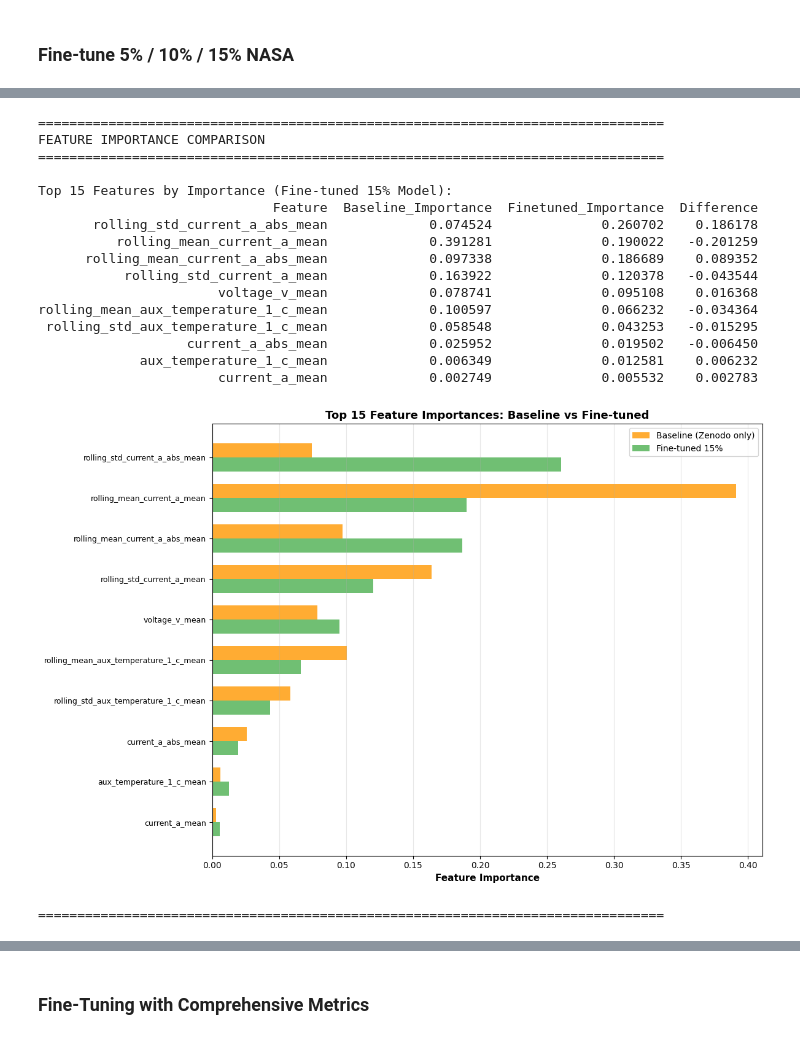
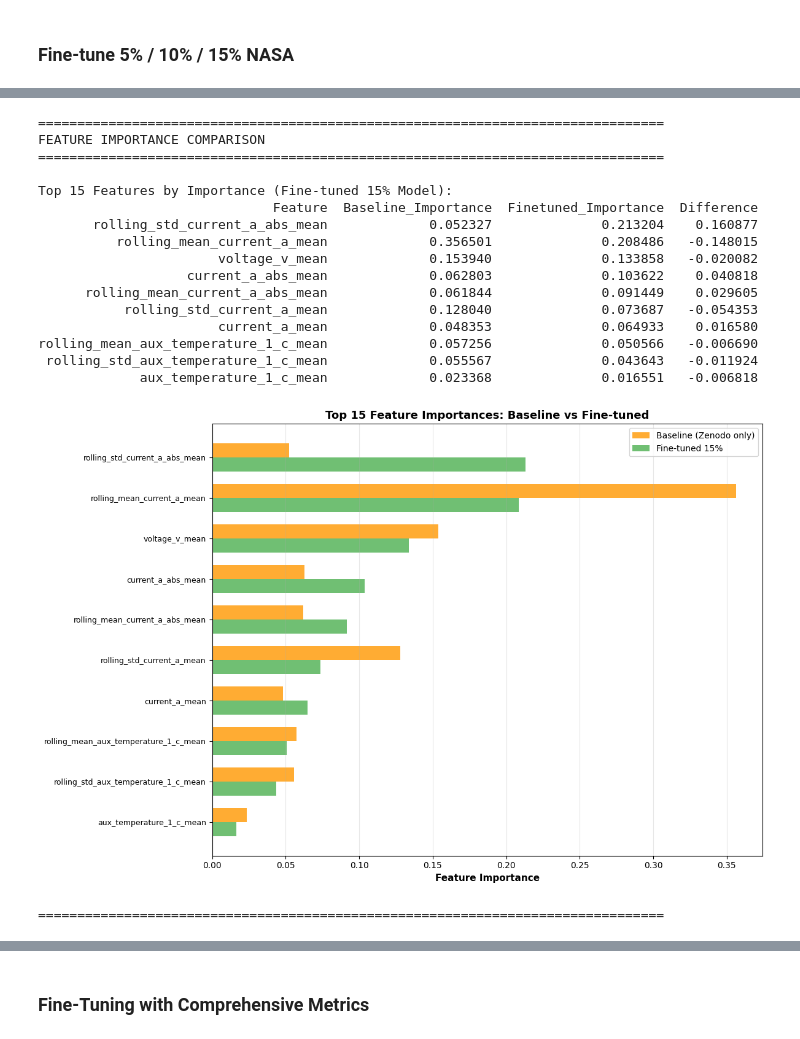
Before and after one commit to dniamsaard4codework/RUL_Project, a Jupyter notebook: notebook/ML-cross-dataset-v5.ipynb, the cells around one changed output, grey strips where cells are left out. Drawn from its saved outputs; the diff is of its cells as text; code cells hidden in the pictures.

```diff
--- a/notebook/ML-cross-dataset-v5.ipynb
+++ b/notebook/ML-cross-dataset-v5.ipynb
@@ -555,7 +565,7 @@ def build_rf_global():
 # %% [markdown]
 ### Baseline (Zenodo only â†’ Zenodo & NASA)
 # %%
-model_base = build_rf_global()
+model_base = build_xgb_global()
 model_base.fit(X_train_base, y_train_base)
 
 # Zenodo test
@@ -570,13 +580,13 @@ r2_alt_base   = r2_score(y_alt_full, y_pred_alt_base)
 rmse_alt_base = mean_squared_error(y_alt_full, y_pred_alt_base) ** 0.5
 mae_alt_base  = mean_absolute_error(y_alt_full, y_pred_alt_base)
 
-print("=== BASELINE RF (Train: Zenodo â†’ Test: Zenodo) ===")
-print(f"RÂ²   : {r2_zen_base:.4f}")
+print("=== BASELINE XGBoost (Train: Zenodo → Test: Zenodo) ===")
+print(f"R²   : {r2_zen_base:.4f}")
 print(f"RMSE : {rmse_zen_base:.2f}")
 print(f"MAE  : {mae_zen_base:.2f}")
 
-print("\n=== BASELINE RF Cross-Dataset (Train: Zenodo â†’ Test: NASA full) ===")
-print(f"RÂ²   : {r2_alt_base:.4f}")
+print("\n=== BASELINE XGBoost Cross-Dataset (Train: Zenodo → Test: NASA full) ===")
+print(f"R²   : {r2_alt_base:.4f}")
 print(f"RMSE : {rmse_alt_base:.2f}")
 print(f"MAE  : {mae_alt_base:.2f}")
 # %% [output]
@@ -754,7 +764,7 @@ for ratio in ratios:
     X_finetune = pd.concat([X_train_base, X_alt_fine], axis=0)
     y_finetune = np.concatenate([y_train_base, y_alt_fine])
 
-    model_ft = build_rf_global()
+    model_ft = build_xgb_global()
     model_ft.fit(X_finetune, y_finetune)
 
     if ratio == 5:
@@ -793,16 +803,16 @@ for ratio in ratios:
     mape_alt = safe_mape(y_alt_test, y_pred_alt)
     evs_alt = explained_variance_score(y_alt_test, y_pred_alt)
 
-    print(f"\n=== FINE-TUNED RF ({ratio}% NASA) ===")
+    print(f"\n=== FINE-TUNED XGBoost ({ratio}% NASA) ===")
     print(">>> Test on Zenodo")
-    print(f"RÂ²                : {r2_zen:.4f}")
+    print(f"R²                : {r2_zen:.4f}")
     print(f"RMSE              : {rmse_zen:.2f}")
     print(f"MAE               : {mae_zen:.2f}")
     print(f"MAPE              : {mape_zen:.2f}%" if not np.isnan(mape_zen) else "MAPE              : N/A")
     print(f"Explained Variance: {evs_zen:.4f}")
 
     print("\n>>> Test on NASA")
-    print(f"RÂ²                : {r2_alt:.4f}")
+    print(f"R²                : {r2_alt:.4f}")
     print(f"RMSE              : {rmse_alt:.2f}")
     print(f"MAE               : {mae_alt:.2f}")
     print(f"MAPE              : {mape_alt:.2f}%" if not np.isnan(mape_alt) else "MAPE              : N/A")
@@ -991,16 +1001,16 @@ print("="*80)
 print("FEATURE IMPORTANCE COMPARISON")
 print("="*80)
 
-# Get feature importances from Random Forest models
-rf_baseline = model_base.named_steps['rf']
-rf_finetuned = model_ft_15.named_steps['rf']
+# Get feature importances from XGB models
+xgb_baseline = model_base.named_steps['xgb']
+xgb_finetuned = model_ft_15.named_steps['xgb']
 
 # Get feature names (only numeric features for simplicity)
 numeric_feat_names = [f for f in common_features if f in X_train_base.select_dtypes(include=[np.number]).columns]
 
 # Get importances
-importance_baseline = rf_baseline.feature_importances_[:len(numeric_feat_names)]
-importance_finetuned = rf_finetuned.feature_importances_[:len(numeric_feat_names)]
+importance_baseline = xgb_baseline.feature_importances_[:len(numeric_feat_names)]
+importance_finetuned = xgb_finetuned.feature_importances_[:len(numeric_feat_names)]
 
 # Create comparison DataFrame
 importance_comparison = pd.DataFrame({
@@ -1022,44 +1032,44 @@ top_features = importance_comparison.head(top_n)
 fig, ax = plt.subplots(figsize=(12, 8))
 
 x = np.arange(len(top_features))
 width = 0.35
 
 bars1 = ax.barh(x - width/2, top_features['Baseline_Importance'], width,
                 label='Baseline (Zenodo only)', color='#FF9800', alpha=0.8)
 bars2 = ax.barh(x + width/2, top_features['Finetuned_Importance'], width,
                 label='Fine-tuned 15%', color='#4CAF50', alpha=0.8)
 
 ax.set_yticks(x)
 ax.set_yticklabels(top_features['Feature'], fontsize=9)
 ax.set_xlabel('Feature Importance', fontsize=11, fontweight='bold')
 ax.set_title(f'Top {top_n} Feature Importances: Baseline vs Fine-tuned',
              fontsize=13, fontweight='bold')
 ax.legend(fontsize=10)
 ax.grid(axis='x', alpha=0.3)
 
 plt.gca().invert_yaxis()
 plt.tight_layout()
 plt.show()
 
 print("\n" + "="*80)
 # %% [output]
 ================================================================================
 FEATURE IMPORTANCE COMPARISON
 ================================================================================
 
 Top 15 Features by Importance (Fine-tuned 15% Model):
                               Feature  Baseline_Importance  Finetuned_Importance  Difference
-       rolling_std_current_a_abs_mean             0.074524              0.260702    0.186178
-          rolling_mean_current_a_mean             0.391281              0.190022   -0.201259
-      rolling_mean_current_a_abs_mean             0.097338              0.186689    0.089352
-           rolling_std_current_a_mean             0.163922              0.120378   -0.043544
-                       voltage_v_mean             0.078741              0.095108    0.016368
-rolling_mean_aux_temperature_1_c_mean             0.100597              0.066232   -0.034364
- rolling_std_aux_temperature_1_c_mean             0.058548              0.043253   -0.015295
-                   current_a_abs_mean             0.025952              0.019502   -0.006450
-             aux_temperature_1_c_mean             0.006349              0.012581    0.006232
-                       current_a_mean             0.002749              0.005532    0.002783
+       rolling_std_current_a_abs_mean             0.052327              0.213204    0.160877
+          rolling_mean_current_a_mean             0.356501              0.208486   -0.148015
+                       voltage_v_mean             0.153940              0.133858   -0.020082
+                   current_a_abs_mean             0.062803              0.103622    0.040818
+      rolling_mean_current_a_abs_mean             0.061844              0.091449    0.029605
+           rolling_std_current_a_mean             0.128040              0.073687   -0.054353
+                       current_a_mean             0.048353              0.064933    0.016580
+rolling_mean_aux_temperature_1_c_mean             0.057256              0.050566   -0.006690
+ rolling_std_aux_temperature_1_c_mean             0.055567              0.043643   -0.011924
+             aux_temperature_1_c_mean             0.023368              0.016551   -0.006818
-[figure, old version]
+[figure, new version]
 ================================================================================
 # %%
 # Prediction Uncertainty Analysis with Confidence Intervals
```
Also changed, not shown: parts of 21 cells of this notebook, 1 other file.
